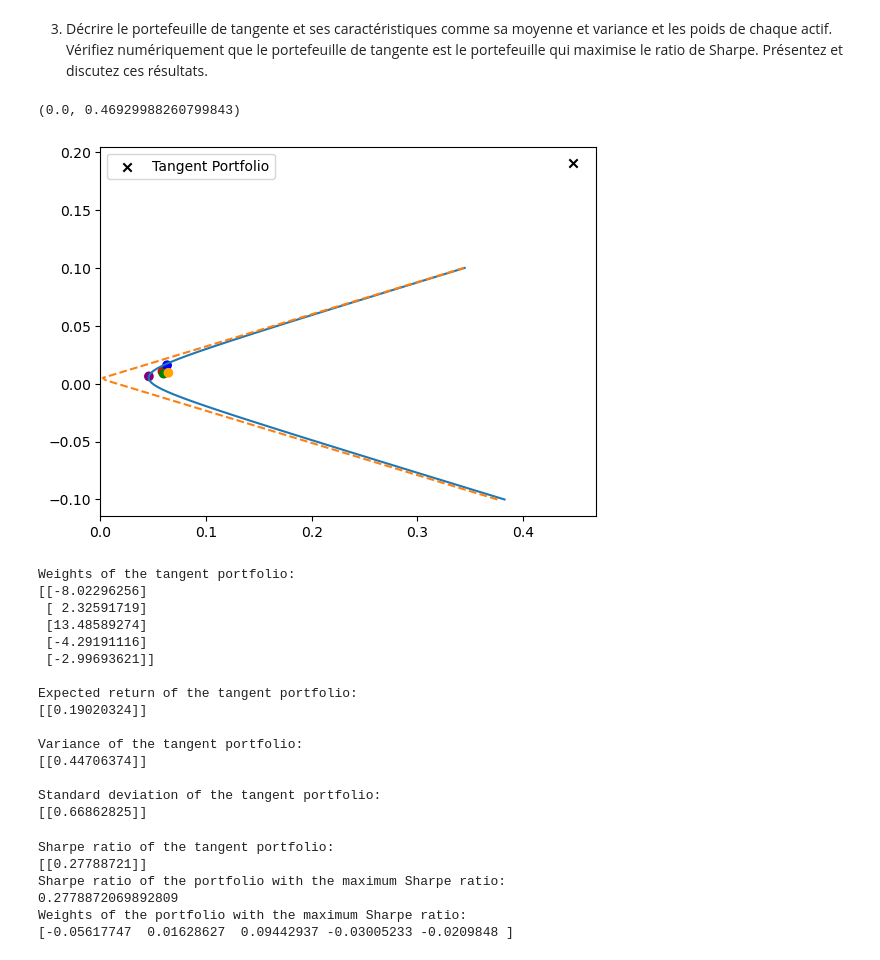
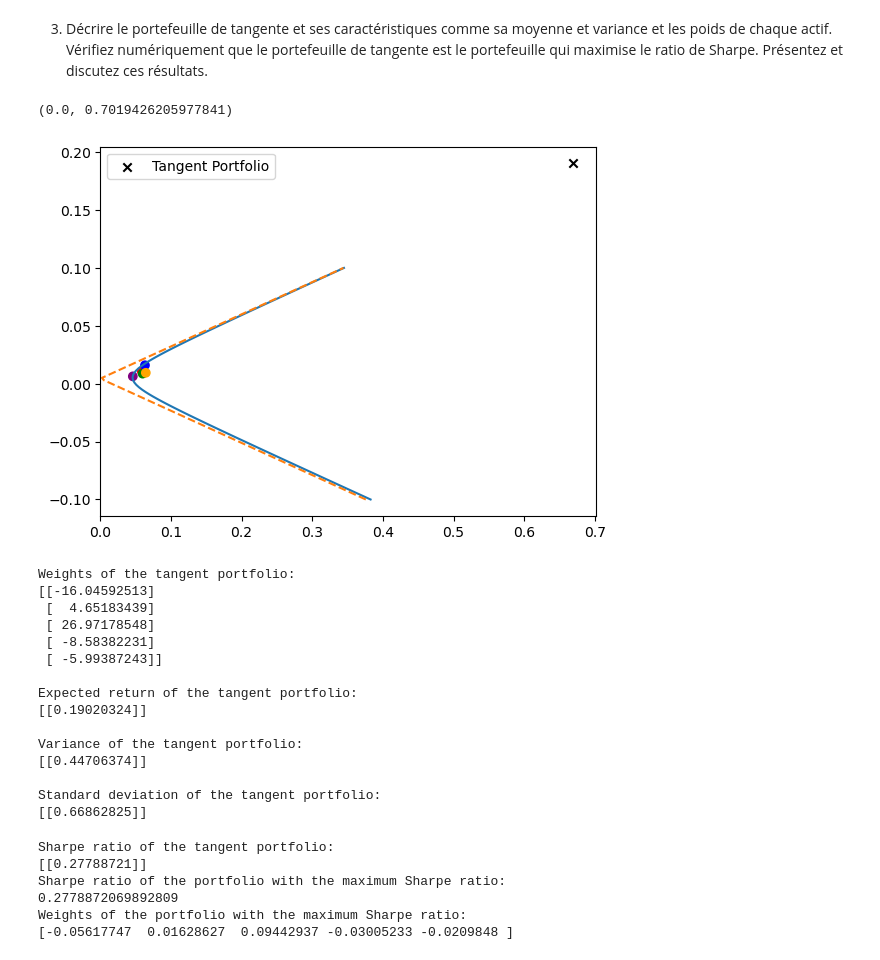
Before and after one commit to DominicPrenovost/TP1-Gestion-de-pf, a Jupyter notebook: Partie A.ipynb, the cells around one changed output. Saved outputs shown, nothing was run; the diff lists cells and outputs as text; code cells hidden in the pictures.

```diff
--- a/Partie A.ipynb
+++ b/Partie A.ipynb
@@ -95,9 +95,9 @@ std_wt = np.sqrt(var_wt)
 
 #portefeuille tangent par calcul matriciel
 wt = (np.linalg.inv(sigma) @ (z_bar - rf*np.ones((5,1)))) / (B - A*rf)
-rend_wt = np.transpose(wt) @ z_bar
-var_wt = (C - 2*B*rf + A*rf**2) / ((B - rf*A)**2)
-std_wt = np.sqrt(var_wt)
+rend_wt_m = np.transpose(wt) @ z_bar
+var_wt_m = np.transpose(wt) @ sigma @ wt
+std_wt_m = np.sqrt(var_wt_m)
 # %% [markdown]
 1) Construire le graphique de « mean-variance locus » (sans l’actif sans risque) de ces 5
 portefeuilles d’industrie. Présentez et discutez ces résultats en spécifiant chaque portefeuille
@@ -143,18 +143,18 @@ portefeuille qui maximise le ratio de Sharpe. Présentez et discutez ces résult
 # %%
 colors = ['red', 'green', 'blue', 'purple', 'orange']
 
 plt.plot(sigma_v1, target_ret, linestyle='-')
 plt.plot(sigma_v2, target_ret, linestyle='--')
 plt.scatter(std, z_bar, c=colors)
-plt.scatter(var_wt, rend_wt, color='black', marker='x', label='Tangent Portfolio')
+plt.scatter(std_wt, rend_wt, color='black', marker='x', label='Tangent Portfolio')
 plt.legend()
 plt.xlim(0)
 # %% [output]
-(0.0, 0.46929988260799843)
+(0.0, 0.7019426205977841)
-[figure, old version]
+[figure, new version]
 # %%
 print("Weights of the tangent portfolio:")
-print(wt/2)
+print(wt)
 print("\nExpected return of the tangent portfolio:")
 print(rend_wt)
 print("\nVariance of the tangent portfolio:")
@@ -163,11 +163,11 @@ print("\nStandard deviation of the tangent portfolio:")
 print(std_wt)
 # %% [output]
 Weights of the tangent portfolio:
-[[-8.02296256]
- [ 2.32591719]
- [13.48589274]
- [-4.29191116]
- [-2.99693621]]
+[[-16.04592513]
+ [  4.65183439]
+ [ 26.97178548]
+ [ -8.58382231]
+ [ -5.99387243]]
 
 Expected return of the tangent portfolio:
 [[0.19020324]]
```
